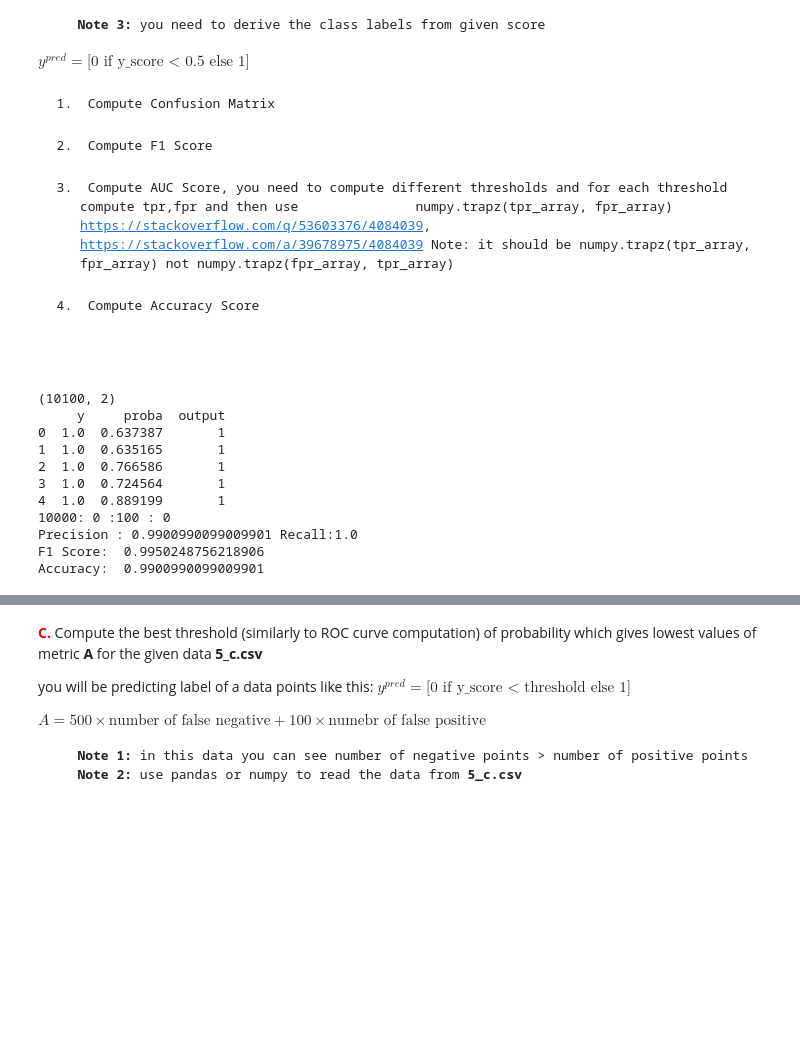
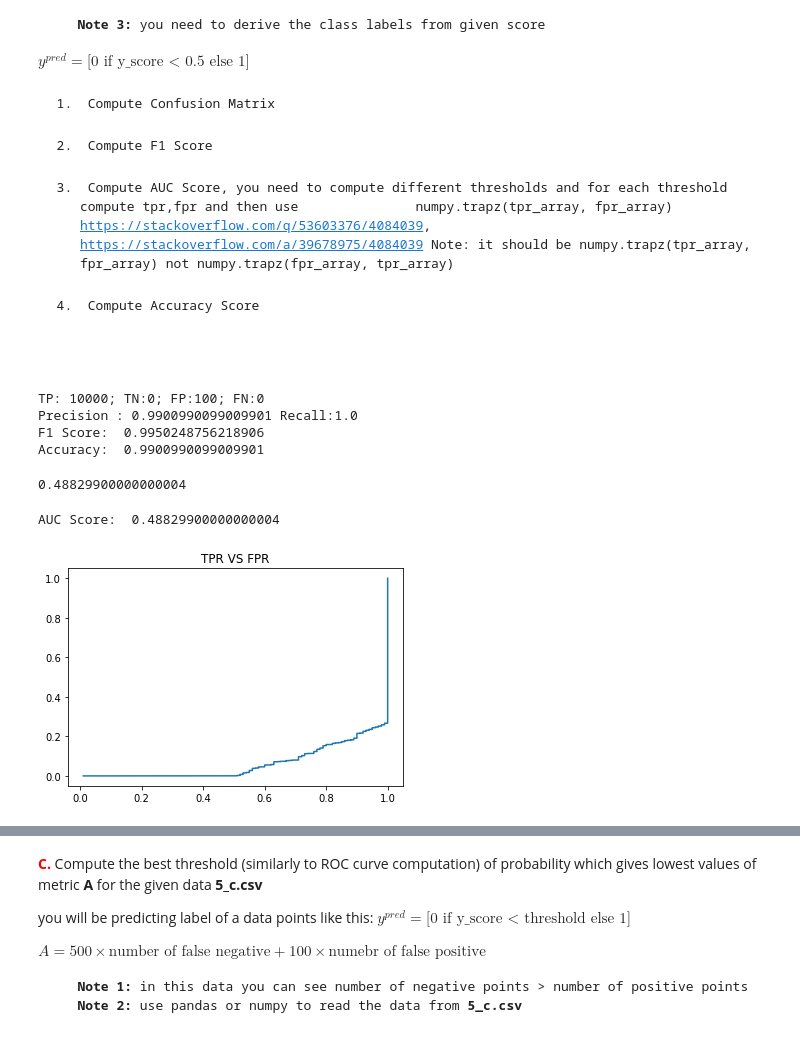
Before and after one commit to iamanik4/Python-Course-Assignment, a Jupyter notebook: 07. Compute Performance metrics without Sklearn/5_Performance_metrics_Instructions.ipynb, the cells around one changed output, grey strips where cells are left out. Drawn from its saved outputs; the diff is of its cells as text; code cells hidden in the pictures; blank space fills up the shorter version.

```diff
--- a/07. Compute Performance metrics without Sklearn/5_Performance_metrics_Instructions.ipynb
+++ b/07. Compute Performance metrics without Sklearn/5_Performance_metrics_Instructions.ipynb
@@ -22,9 +23,9 @@ import pandas as pd
 # %%
 # write your code here
 data = pd.read_csv('5_a.csv')
-print(data.shape)
+# print(data.shape)
 data['output'] = np.where(data['proba']<0.5, 0, 1)
-print(data.head())
+# print(data.head())
 # data.head(10000)
 TP = len(data[(data['output']==1) & (data['y']==1)])
 TN = len(data[(data['output']==0) & (data['y']==0)])
@@ -43,14 +44,7 @@ print("F1 Score: ",f1_score)
 accuracy = (TP+TN)/(TP+TN+FP+FN)
 print("Accuracy: ",accuracy)
 # %% [output]
-(10100, 2)
-     y     proba  output
-0  1.0  0.637387       1
-1  1.0  0.635165       1
-2  1.0  0.766586       1
-3  1.0  0.724564       1
-4  1.0  0.889199       1
-10000: 0 :100 : 0
+TP: 10000; TN:0; FP:100; FN:0
 Precision : 0.9900990099009901 Recall:1.0
 F1 Score:  0.9950248756218906
 Accuracy:  0.9900990099009901
@@ -61,0 +51,38 @@ def get_n_unique_random_value(a,b,n):
+# %%
+# Computing AUC Score
+n = 10
+Size = data.shape[0]
+Threshold_values = set(data['proba'].tolist())
+Threshold_values = sorted(Threshold_values)
+
+tpr = []
+fpr = []
+
+for thres in tqdm(Threshold_values):
+    TP = len(data[(np.where(data['proba']<thres, 0, 1)==1) & (data['y']==1)])
+    TN = len(data[(np.where(data['proba']<thres, 0, 1)==0) & (data['y']==0)])
+    FP = len(data[(np.where(data['proba']<thres, 0, 1)==1) & (data['y']==0)])
+    FN = len(data[(np.where(data['proba']<thres, 0, 1)==0) & (data['y']==1)])
+
+    tpr.append(TP/(TP + FN))
+    fpr.append(FP/(FP + TN))
+# %%
+from sklearn import metrics
+print(metrics.auc(fpr, tpr))
+# %% [output]
+0.48829900000000004
+# %%
+tpr.sort()
+fpr.sort()
+print('AUC Score: ',np.trapz(tpr,fpr))
+# %% [output]
+AUC Score:  0.48829900000000004
+# %%
+import matplotlib.pyplot as plt
+
+# Plotting TPR and FPR
+plt.plot(tpr,fpr)
+plt.title('TPR VS FPR')
+plt.show()
+# %% [output]
+[figure, added]
```
Also changed, not shown: parts of 18 cells of this notebook, 15 other files.
